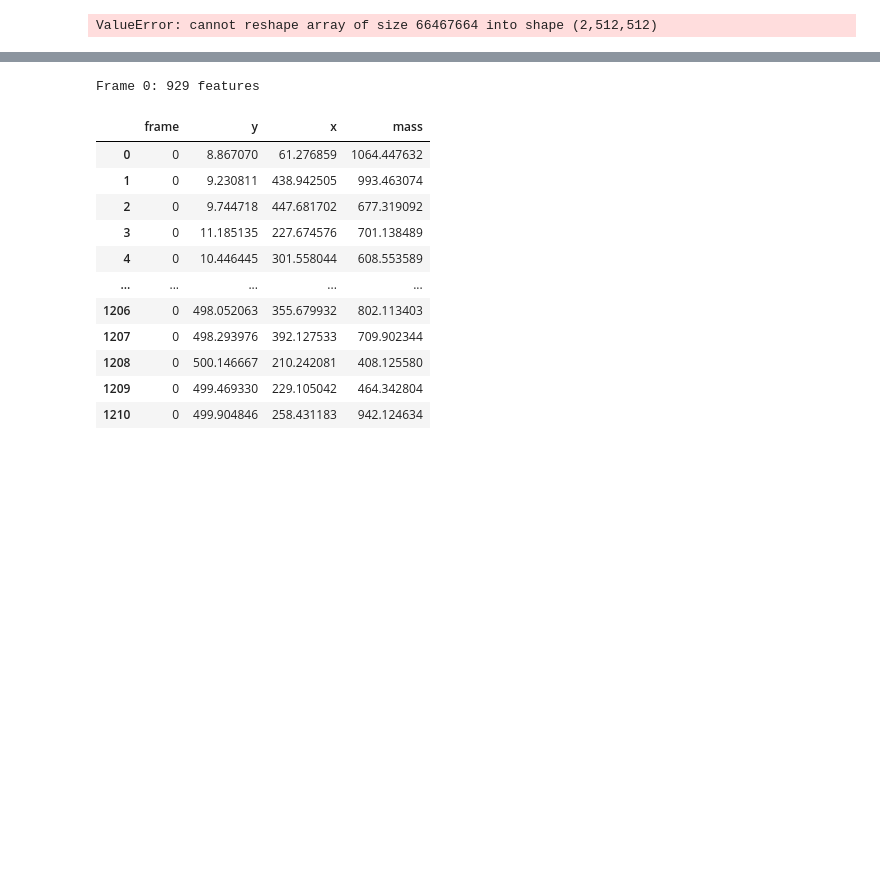
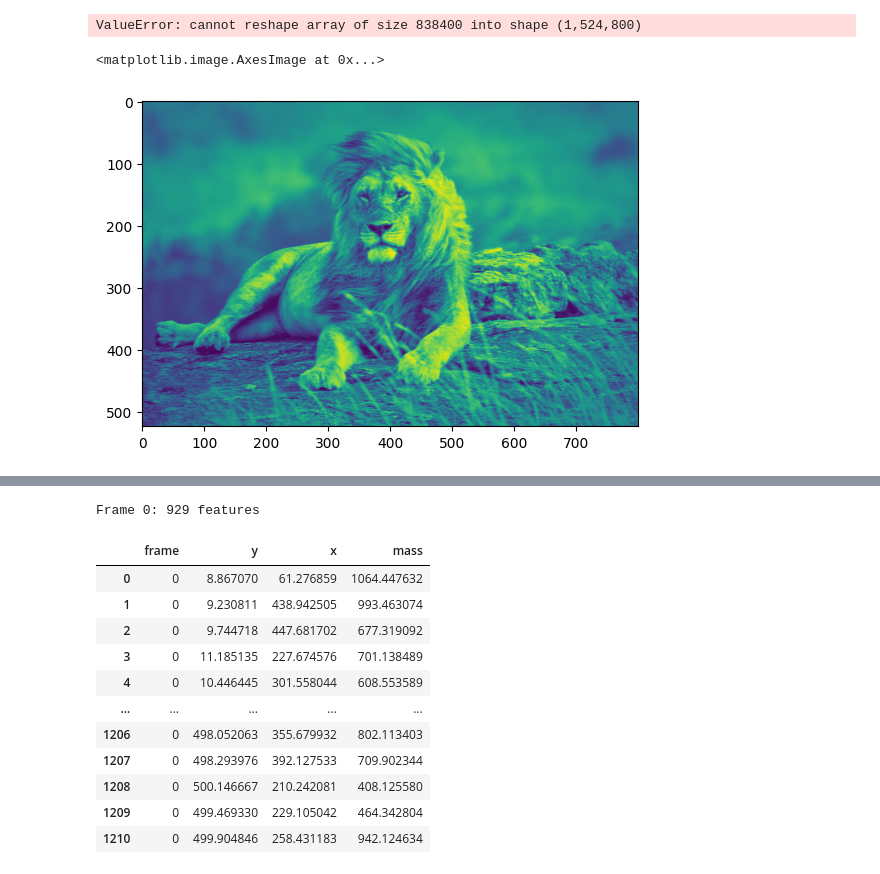
Before and after one commit to amfaber/tracking_optimizations, a Jupyter notebook: gpu-tracking/explore.ipynb, the cells around one changed output, grey strips where cells are left out. Drawn from its saved outputs; the diff is of its cells as text; code cells hidden in the pictures; blank space fills up the shorter version.

```diff
--- a/gpu-tracking/explore.ipynb
+++ b/gpu-tracking/explore.ipynb
@@ -10,18 +10,20 @@ import trackpy as tp
 arr = tifffile.imread("../emily_tracking/sample_vids/s_20.tif", key = 0).astype("float32")[None, ...]
 coords = lambda df: df[["y", "x"]].to_numpy().T
 from scipy.spatial import KDTree
-with open("mine_processed", "rb") as file:
-    data = file.read()
-processed = np.frombuffer(data, dtype = "float32").reshape(2, 512, 512)[0]
+# with open("mine_processed", "rb") as file:
+#     data = file.read()
+# processed = np.frombuffer(data, dtype = "float32").reshape(2, 512, 512)[0]
 with open("test", "rb") as file:
     data = file.read()
-centers = np.frombuffer(data, dtype = "float32").reshape(2, 512, 512)
-with open("tp_processed.pkl", "rb") as file:
-    tp_processed = pickle.load(file).astype("float32")
-with open("inp", "rb") as file:
-    data = file.read()
-frame = np.frombuffer(data, dtype = "float32").reshape(512, 512)
+last_dim = 1
+# centers = np.frombuffer(data, dtype = "float32").reshape(512, 512, last_dim)
+centers = np.frombuffer(data, dtype = "float32").reshape(last_dim, 524, 800)
+# with open("tp_processed.pkl", "rb") as file:
+#     tp_processed = pickle.load(file).astype("float32")
+# with open("inp", "rb") as file:
+#     data = file.read()
+# frame = np.frombuffer(data, dtype = "float32").reshape(512, 512)
 from scipy.ndimage import grey_dilation
 import scipy.fft as fft
 # %% [output]
-ValueError: cannot reshape array of size 66467664 into shape (2,512,512)
+ValueError: cannot reshape array of size 838400 into shape (1,524,800)
@@ -27,0 +32,5 @@ ValueError: cannot reshape array of size 66467664 into shape (2,512,512)
+# %%
+plt.imshow(centers[0])
+# %% [output]
+<matplotlib.image.AxesImage at 0x...>
+[figure, added]
```
Also changed, not shown: parts of 3 cells of this notebook, 17 other files.
